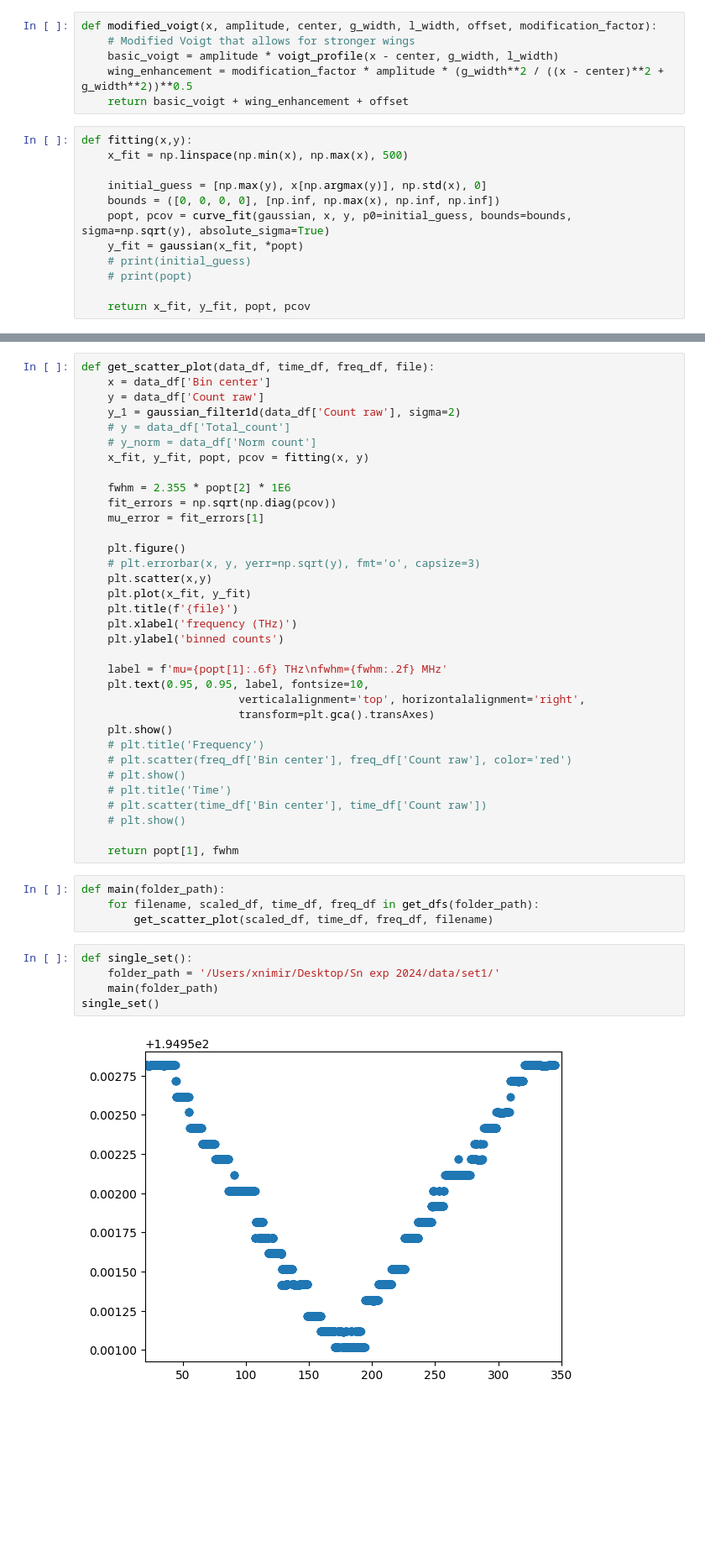
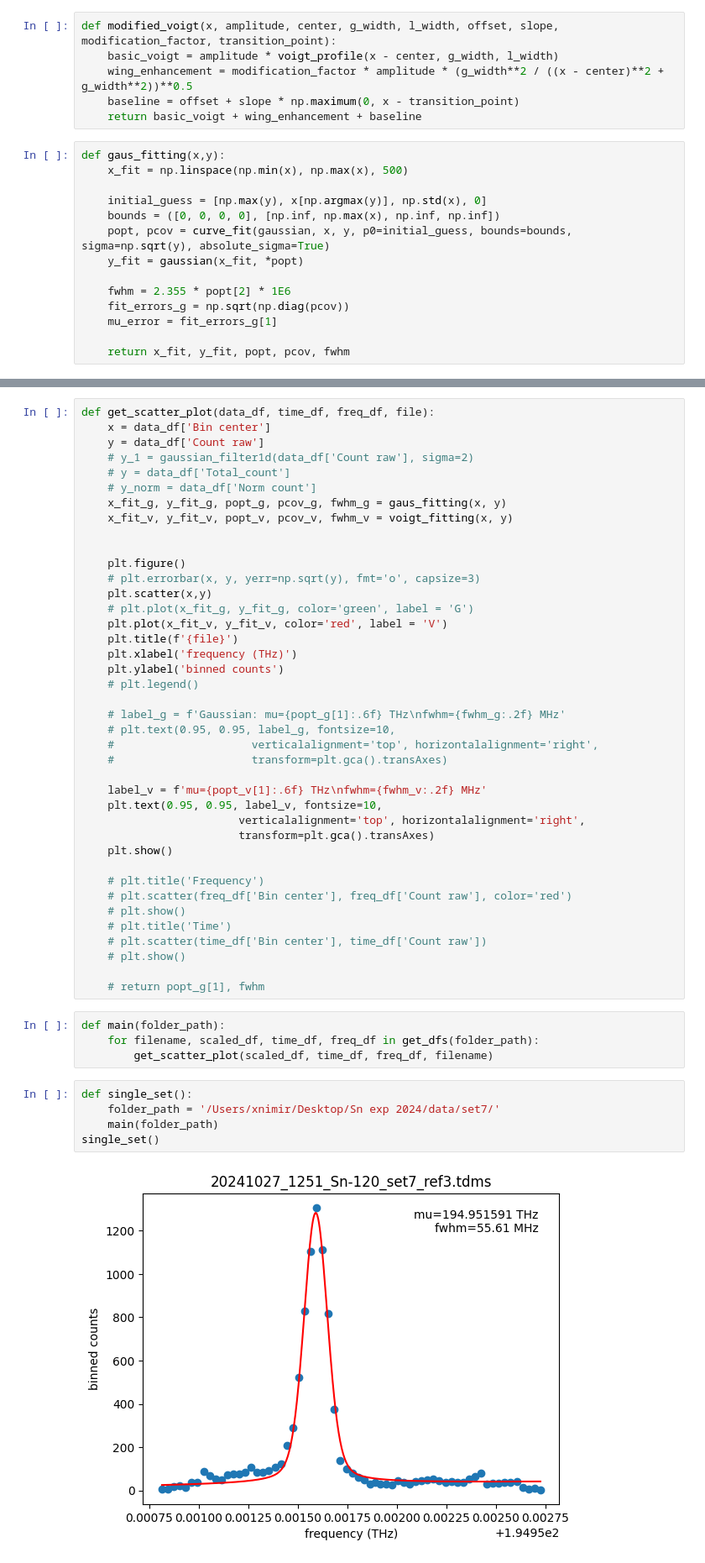
Before and after one commit to mirhex-toldex/desiree_analysis, a Jupyter notebook: Snanalysis2025.ipynb, the cells around one changed output, grey strips where cells are left out. Shown: that part at 84% size. Saved outputs shown, nothing was run; the diff lists cells and outputs as text; blank space fills up the shorter version.

Commit message:
Voigt fitting added. Finally data is completely processed and ready for analysis. Wow.

```diff
--- a/Snanalysis2025.ipynb
+++ b/Snanalysis2025.ipynb
@@ -23,20 +23,22 @@ def super_lorentzian(x, amplitude, center, width, power, offset):
     # Generalized Lorentzian with adjustable power for wider wings
     return amplitude * width**power / ((x - center)**power + width**power) + offset
 # %%
-def modified_voigt(x, amplitude, center, g_width, l_width, offset, modification_factor):
-    # Modified Voigt that allows for stronger wings
+def modified_voigt(x, amplitude, center, g_width, l_width, offset, slope, modification_factor, transition_point):
     basic_voigt = amplitude * voigt_profile(x - center, g_width, l_width)
     wing_enhancement = modification_factor * amplitude * (g_width**2 / ((x - center)**2 + g_width**2))**0.5
-    return basic_voigt + wing_enhancement + offset
+    baseline = offset + slope * np.maximum(0, x - transition_point)
+    return basic_voigt + wing_enhancement + baseline
 # %%
-def fitting(x,y):
+def gaus_fitting(x,y):
     x_fit = np.linspace(np.min(x), np.max(x), 500)
 
     initial_guess = [np.max(y), x[np.argmax(y)], np.std(x), 0]
     bounds = ([0, 0, 0, 0], [np.inf, np.max(x), np.inf, np.inf])
     popt, pcov = curve_fit(gaussian, x, y, p0=initial_guess, bounds=bounds, sigma=np.sqrt(y), absolute_sigma=True)
     y_fit = gaussian(x_fit, *popt)
-    # print(initial_guess)
-    # print(popt)
 
-    return x_fit, y_fit, popt, pcov
+    fwhm = 2.355 * popt[2] * 1E6
+    fit_errors_g = np.sqrt(np.diag(pcov))
+    mu_error = fit_errors_g[1]
+
+    return x_fit, y_fit, popt, pcov, fwhm
@@ -44,28 +82,34 @@ def fitting(x,y):
 def get_scatter_plot(data_df, time_df, freq_df, file):
     x = data_df['Bin center']
     y = data_df['Count raw']
-    y_1 = gaussian_filter1d(data_df['Count raw'], sigma=2)
+    # y_1 = gaussian_filter1d(data_df['Count raw'], sigma=2)
     # y = data_df['Total_count']
     # y_norm = data_df['Norm count']
-    x_fit, y_fit, popt, pcov = fitting(x, y)
+    x_fit_g, y_fit_g, popt_g, pcov_g, fwhm_g = gaus_fitting(x, y)
+    x_fit_v, y_fit_v, popt_v, pcov_v, fwhm_v = voigt_fitting(x, y)
 
-    fwhm = 2.355 * popt[2] * 1E6
-    fit_errors = np.sqrt(np.diag(pcov))
-    mu_error = fit_errors[1]
 
     plt.figure()
     # plt.errorbar(x, y, yerr=np.sqrt(y), fmt='o', capsize=3)
     plt.scatter(x,y)
-    plt.plot(x_fit, y_fit)
+    # plt.plot(x_fit_g, y_fit_g, color='green', label = 'G')
+    plt.plot(x_fit_v, y_fit_v, color='red', label = 'V')
     plt.title(f'{file}')
     plt.xlabel('frequency (THz)')
     plt.ylabel('binned counts')
+    # plt.legend()
 
-    label = f'mu={popt[1]:.6f} THz\nfwhm={fwhm:.2f} MHz'
-    plt.text(0.95, 0.95, label, fontsize=10,
+    # label_g = f'Gaussian: mu={popt_g[1]:.6f} THz\nfwhm={fwhm_g:.2f} MHz'
+    # plt.text(0.95, 0.95, label_g, fontsize=10,
+    #                     verticalalignment='top', horizontalalignment='right',
+    #                     transform=plt.gca().transAxes)
+
+    label_v = f'mu={popt_v[1]:.6f} THz\nfwhm={fwhm_v:.2f} MHz'
+    plt.text(0.95, 0.95, label_v, fontsize=10,
                         verticalalignment='top', horizontalalignment='right',
                         transform=plt.gca().transAxes)
     plt.show()
+
     # plt.title('Frequency')
     # plt.scatter(freq_df['Bin center'], freq_df['Count raw'], color='red')
     # plt.show()
@@ -73,15 +117,15 @@ def get_scatter_plot(data_df, time_df, freq_df, file):
     # plt.scatter(time_df['Bin center'], time_df['Count raw'])
     # plt.show()
 
-    return popt[1], fwhm
+    # return popt_g[1], fwhm
 # %%
 def main(folder_path):
     for filename, scaled_df, time_df, freq_df in get_dfs(folder_path):
         get_scatter_plot(scaled_df, time_df, freq_df, filename)
 # %%
 def single_set():
-    folder_path = '/Users/xnimir/Desktop/Sn exp 2024/data/set1/'
+    folder_path = '/Users/xnimir/Desktop/Sn exp 2024/data/set7/'
     main(folder_path)
 single_set()
 # %% [output]
-[figure, old version]
+[figure, new version]
```
Also changed, not shown: parts of 2 cells of this notebook.
